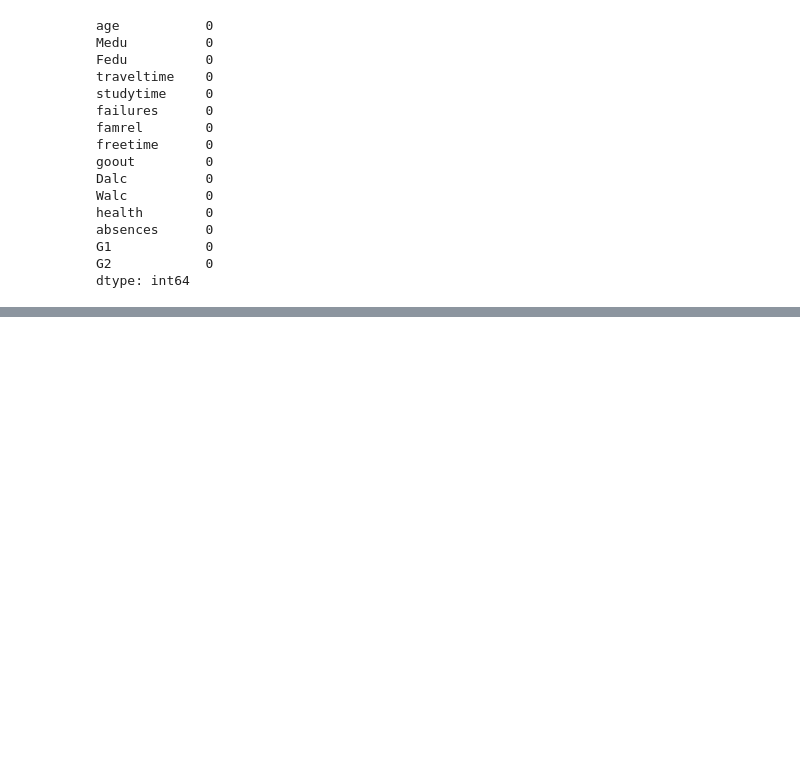
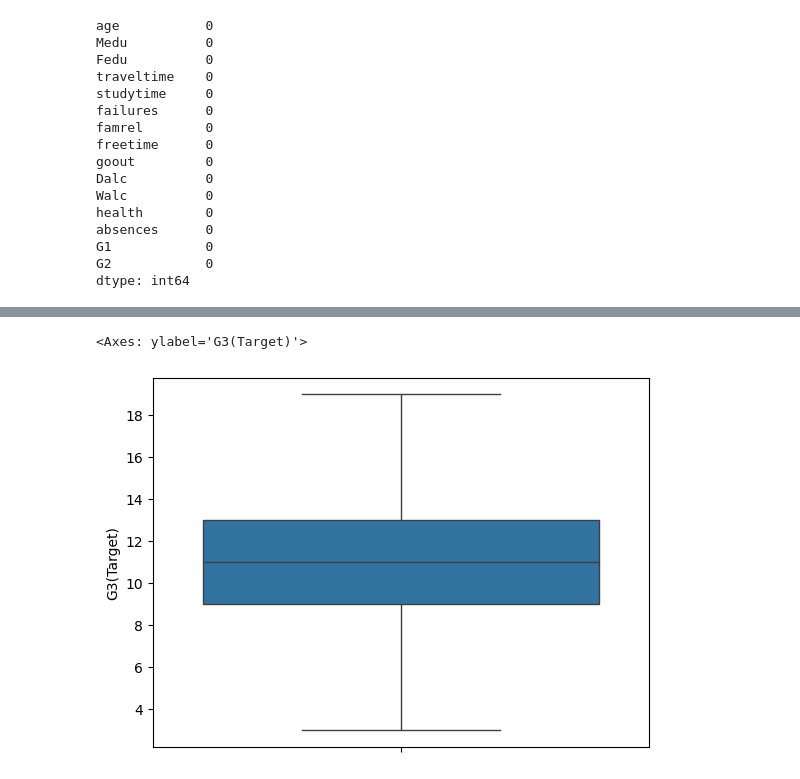
Before and after one commit to Ardavaa/week3, a Jupyter notebook: main.ipynb, the cells around one changed output, grey strips where cells are left out. Saved outputs shown, nothing was run; the diff lists cells and outputs as text; code cells hidden in the pictures; blank space fills up the shorter version.

```diff
--- a/main.ipynb
+++ b/main.ipynb
@@ -3001,0 +3132,11 @@ dtype: int64
+# %%
+# apply winsorization to G3(Target)
+winsorizer = Winsorizer(capping_method='iqr', tail='both', fold=1.5, variables=['G3(Target)'])
+
+
+combined_stp = winsorizer.fit_transform(combined_stp)
+# %%
+sns.boxplot(combined_stp['G3(Target)'])
+# %% [output]
+<Axes: ylabel='G3(Target)'>
+[figure, added]
```
Also changed, not shown: parts of 80 cells of this notebook, 5 other files.
